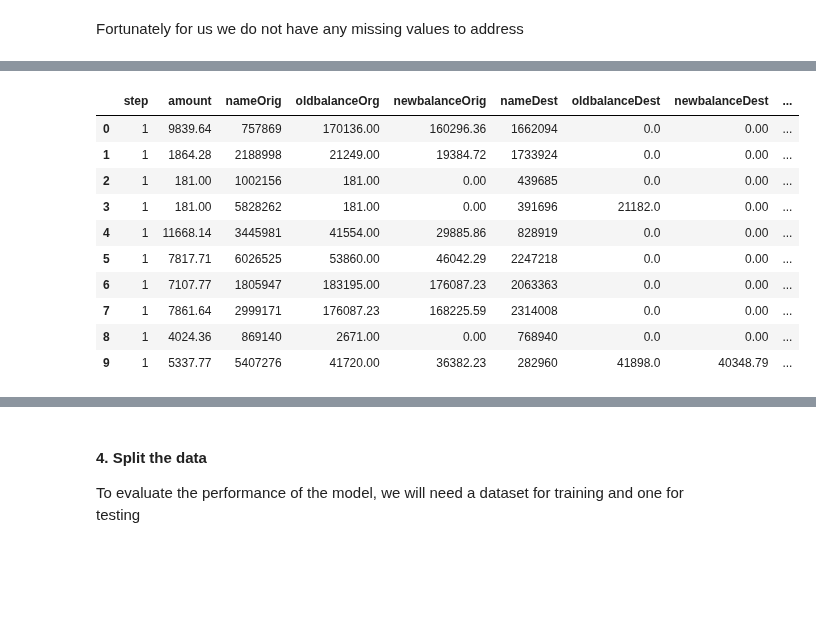
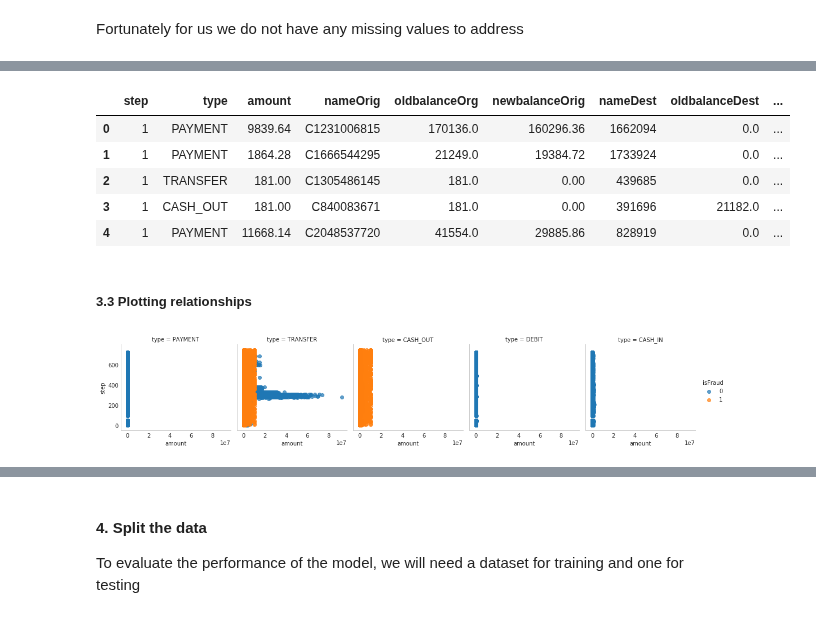
Before and after one commit to aslotte/mldotnet-real-time-data-streaming-workshop, a Jupyter notebook: src/machine-learning/jupyter/jupytervm/fraudulent-transactions.ipynb, the cells around one changed output, grey strips where cells are left out. Saved outputs shown, nothing was run; the diff lists cells and outputs as text; code cells hidden in the pictures; blank space fills up the shorter version.

```diff
--- a/src/machine-learning/jupyter/jupytervm/fraudulent-transactions.ipynb
+++ b/src/machine-learning/jupyter/jupytervm/fraudulent-transactions.ipynb
@@ -123,9 +96,0 @@ Let's start by extracting out our feature set (columns to use for predictions) a
-# %%
-# Drop non-needed column
-df = df.drop(['isFlaggedFraud'], axis=1)
-
-#Get all columns before isFraud as features
-X = df[df.columns[:9]]
-
-#Fetch column isFraud as label
-Y = df[df.columns[9:]]
@@ -141,6 +104,4 @@ We can utilize this function to create new binary columns, drop the original col
 # %%
-X = pd.concat([X, pd.get_dummies(X['type'], prefix='type')], axis=1)
-
-X.drop(['type'],axis=1, inplace=True)
-X.head(10)
+df = pd.concat([df, pd.get_dummies(df['type'], prefix='type')], axis=1)
+df.head(5)
 # %% [output]
@@ -161,22 +119,17 @@ The nameOrig and nameDest columns contains a large number of permutations. OneHo
 # %%
 from sklearn.preprocessing import LabelEncoder
 
-categorical_feature_mask = X.dtypes==object
-categorical_cols = X.columns[categorical_feature_mask].tolist()
-
 le = LabelEncoder()
 
-X[categorical_cols] = X[categorical_cols].apply(lambda col: le.fit_transform(col))
-X.head(10)
+categorical_cols = ["nameDest"]
+df[categorical_cols] = df[categorical_cols].apply(lambda col: le.fit_transform(col))
+df.head(5)
 # %% [output]
-|  | step | amount | nameOrig | oldbalanceOrg | newbalanceOrig | nameDest | oldbalanceDest | newbalanceDest | ... |
-| 0 | 1 | 9839.64 | 757869 | 170136.00 | 160296.36 | 1662094 | 0.0 | 0.00 | ... |
-| 1 | 1 | 1864.28 | 2188998 | 21249.00 | 19384.72 | 1733924 | 0.0 | 0.00 | ... |
-| 2 | 1 | 181.00 | 1002156 | 181.00 | 0.00 | 439685 | 0.0 | 0.00 | ... |
-| 3 | 1 | 181.00 | 5828262 | 181.00 | 0.00 | 391696 | 21182.0 | 0.00 | ... |
-| 4 | 1 | 11668.14 | 3445981 | 41554.00 | 29885.86 | 828919 | 0.0 | 0.00 | ... |
-| 5 | 1 | 7817.71 | 6026525 | 53860.00 | 46042.29 | 2247218 | 0.0 | 0.00 | ... |
-| 6 | 1 | 7107.77 | 1805947 | 183195.00 | 176087.23 | 2063363 | 0.0 | 0.00 | ... |
-| 7 | 1 | 7861.64 | 2999171 | 176087.23 | 168225.59 | 2314008 | 0.0 | 0.00 | ... |
-| 8 | 1 | 4024.36 | 869140 | 2671.00 | 0.00 | 768940 | 0.0 | 0.00 | ... |
-| 9 | 1 | 5337.77 | 5407276 | 41720.00 | 36382.23 | 282960 | 41898.0 | 40348.79 | ... |
+|  | step | type | amount | nameOrig | oldbalanceOrg | newbalanceOrig | nameDest | oldbalanceDest | ... |
+| 0 | 1 | PAYMENT | 9839.64 | C1231006815 | 170136.0 | 160296.36 | 1662094 | 0.0 | ... |
+| 1 | 1 | PAYMENT | 1864.28 | C1666544295 | 21249.0 | 19384.72 | 1733924 | 0.0 | ... |
+| 2 | 1 | TRANSFER | 181.00 | C1305486145 | 181.0 | 0.00 | 439685 | 0.0 | ... |
+| 3 | 1 | CASH_OUT | 181.00 | C840083671 | 181.0 | 0.00 | 391696 | 21182.0 | ... |
+| 4 | 1 | PAYMENT | 11668.14 | C2048537720 | 41554.0 | 29885.86 | 828919 | 0.0 | ... |
+# %% [markdown]
+##### 3.3 Plotting relationships
@@ -182,0 +139,6 @@ X.head(10)
+# %%
+g = sns.FacetGrid(df, col="type", hue="isFraud")
+g.map(plt.scatter, "amount", "step", alpha=.7)
+g.add_legend();
+# %% [output]
+[figure, added]
```
Also changed, not shown: parts of 39 cells of this notebook.
